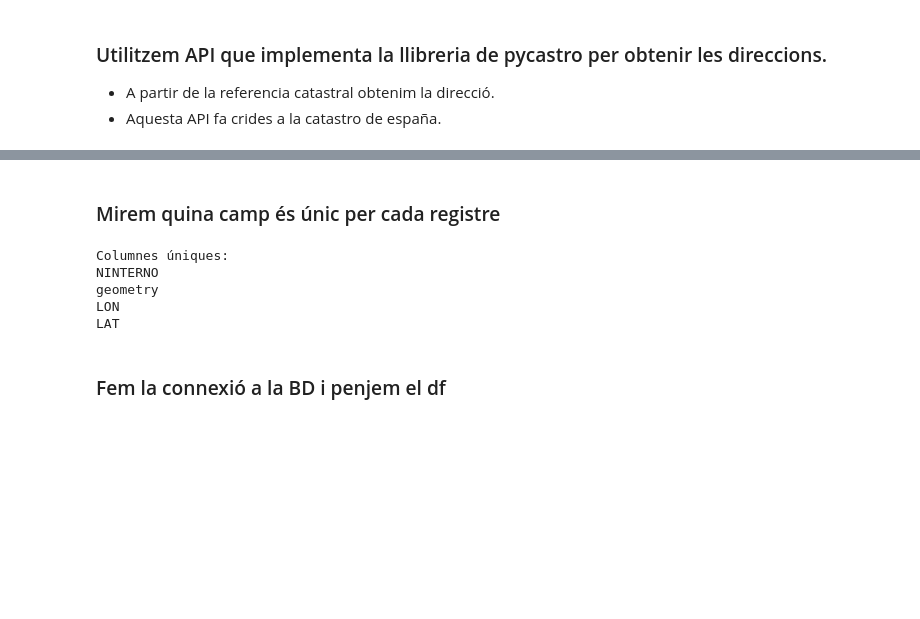
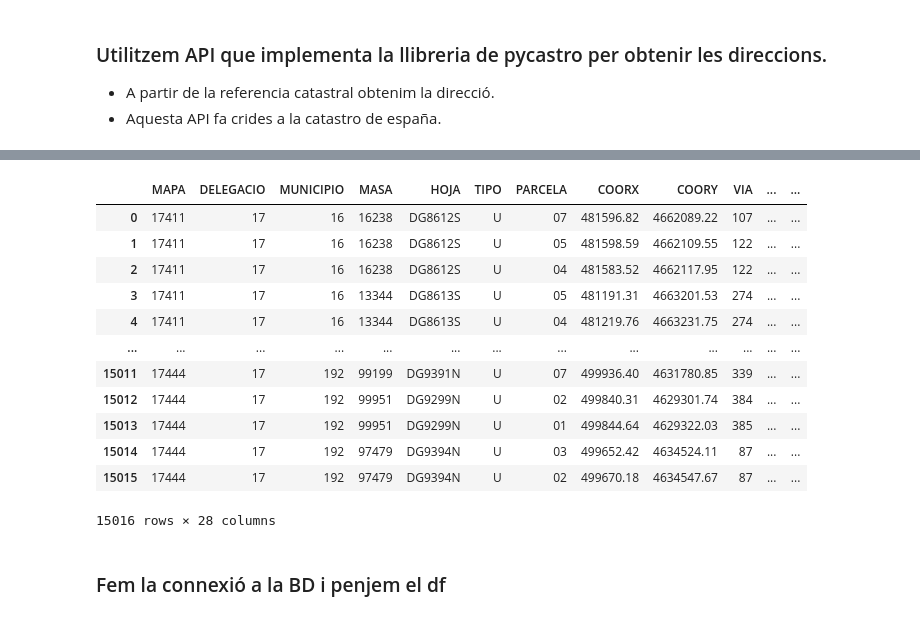
Before and after one commit to orioltorrent5/Catastro_inda, a Jupyter notebook: Server/Tractar_i_Penjar.ipynb, the cells around one changed output, grey strips where cells are left out. Saved outputs shown, nothing was run; the diff lists cells and outputs as text; code cells hidden in the pictures; blank space fills up the shorter version.

```diff
--- a/Server/Tractar_i_Penjar.ipynb
+++ b/Server/Tractar_i_Penjar.ipynb
@@ -93,26 +111,35 @@ print(gdf_catastral.head())
 # %%
-# Función para obtener la dirección a partir de la referencia catastral
-i = 0
-def get_address_by_refcat(refcat):
+i = 1
+def get_address_by_refcat(row):
+    refcat = row['REFCAT']
+    direccion = row['DIRECCION']
+    municipio = row['MUNICIPIO']  # Asegúrate de que esta es la forma correcta de usar el municipio
+
+    #Depenent del número de municipi agafem un nom.
+    municipio = municipios.get(municipio, "Municipio Desconocido")
+
     global i
     try:
-        # Usa la función Consulta_CPMRC para obtener los datos de la parcela
-        provincia = "GIRONA"  # Sustituye con el nombre real de la provincia
-        municipio = "BANYOLES"  # Sustituye con el nombre real del municipio
+        # Solo procesa si la dirección actual es 'Error en la solicitud'
+        if direccion == 'Error en la solicitud' or direccion is None:
+            # Datos ficticios de ejemplo, sustitúyelos por los reales
+            provincia = "GIRONA"
 
-        result = pycatastro.PyCatastro.Consulta_CPMRC(provincia, municipio, srs=25831, rc=refcat)
+            result = pycatastro.PyCatastro.Consulta_CPMRC(provincia, municipio, srs=25831, rc=refcat)
 
-        print(f"{i}: {result.get('consulta_coordenadas').get('coordenadas').get('coord').get('ldt')}")
-        i += 1
-        return result.get('consulta_coordenadas').get('coordenadas').get('coord').get('ldt')
+            # print(result)
+            print(f"{i}: {result.get('consulta_coordenadas').get('coordenadas').get('coord').get('ldt')}")
+            i += 1
+            return result.get('consulta_coordenadas').get('coordenadas').get('coord').get('ldt')
+        else:
+            # No hace nada si la dirección no es 'Error en la solicitud'
+            print(direccion)
+            return direccion
 
     except Exception as e:
         print(f"Error en la solicitud para {refcat}: {e}")
-        return "Error en la solicitud"
+        return None  # Devuelve None también en caso de excepción
 # %%
 # Aplicar la función a cada fila del DataFrame
-gdf_catastral['DIRECCION'] = gdf_catastral['REFCAT'].apply(get_address_by_refcat)
-
-# Mostrar los resultados
-print(gdf_catastral['DIRECCION'])
+gdf_catastral['DIRECCION'] = gdf_catastral.apply(get_address_by_refcat, axis=1)
 # %% [output]
@@ -140,28 +163,19 @@ KeyError: 'DIRECCION'
-# %% [markdown]
-### Mirem quina camp és únic per cada registre
-# %%
-import geopandas as gpd
-
-# Funció per verificar si una columna és única
-def check_uniqueness(gdf, column_name):
-    duplicates = gdf.duplicated(subset=column_name)
-    if not duplicates.any():
-        return f"{column_name} és única."
-    return None
-
-# Comprovar totes les columnes
-unique_columns = [column for column in gdf_catastral.columns if check_uniqueness(gdf_catastral, column)]
-print("Columnes úniques:")
-for column in unique_columns:
-    print(column)
-# %% [output]
-Columnes úniques:
-NINTERNO
-geometry
-LON
-LAT
-# %%
-gdf_catastral['COBERTURA'] = 1
+# %%
+gdf_catastral
+# %% [output]
+|  | MAPA | DELEGACIO | MUNICIPIO | MASA | HOJA | TIPO | PARCELA | COORX | COORY | VIA | ... | ... |
+| 0 | 17411 | 17 | 16 | 16238 | DG8612S | U | 07 | 481596.82 | 4662089.22 | 107 | ... | ... |
+| 1 | 17411 | 17 | 16 | 16238 | DG8612S | U | 05 | 481598.59 | 4662109.55 | 122 | ... | ... |
+| 2 | 17411 | 17 | 16 | 16238 | DG8612S | U | 04 | 481583.52 | 4662117.95 | 122 | ... | ... |
+| 3 | 17411 | 17 | 16 | 13344 | DG8613S | U | 05 | 481191.31 | 4663201.53 | 274 | ... | ... |
+| 4 | 17411 | 17 | 16 | 13344 | DG8613S | U | 04 | 481219.76 | 4663231.75 | 274 | ... | ... |
+| ... | ... | ... | ... | ... | ... | ... | ... | ... | ... | ... | ... | ... |
+| 15011 | 17444 | 17 | 192 | 99199 | DG9391N | U | 07 | 499936.40 | 4631780.85 | 339 | ... | ... |
+| 15012 | 17444 | 17 | 192 | 99951 | DG9299N | U | 02 | 499840.31 | 4629301.74 | 384 | ... | ... |
+| 15013 | 17444 | 17 | 192 | 99951 | DG9299N | U | 01 | 499844.64 | 4629322.03 | 385 | ... | ... |
+| 15014 | 17444 | 17 | 192 | 97479 | DG9394N | U | 03 | 499652.42 | 4634524.11 | 87 | ... | ... |
+| 15015 | 17444 | 17 | 192 | 97479 | DG9394N | U | 02 | 499670.18 | 4634547.67 | 87 | ... | ... |
+15016 rows × 28 columns
 # %% [markdown]
 ### Fem la connexió a la BD i penjem el df
 # %%
```
Also changed, not shown: parts of 6 cells of this notebook, 55 other files.
